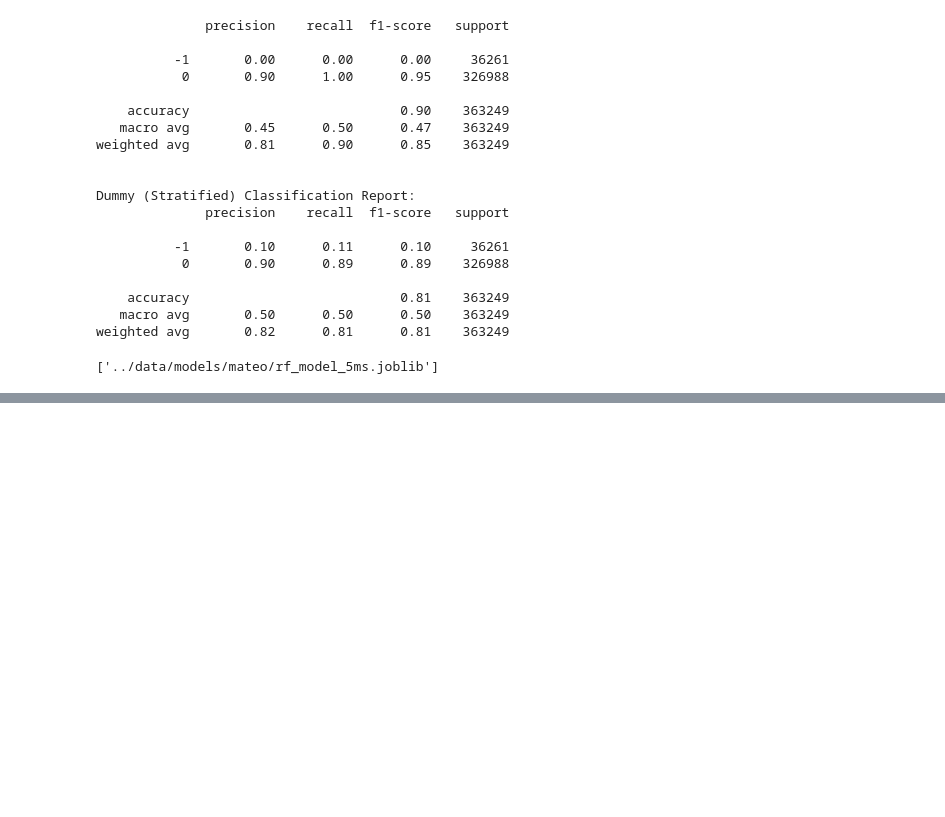
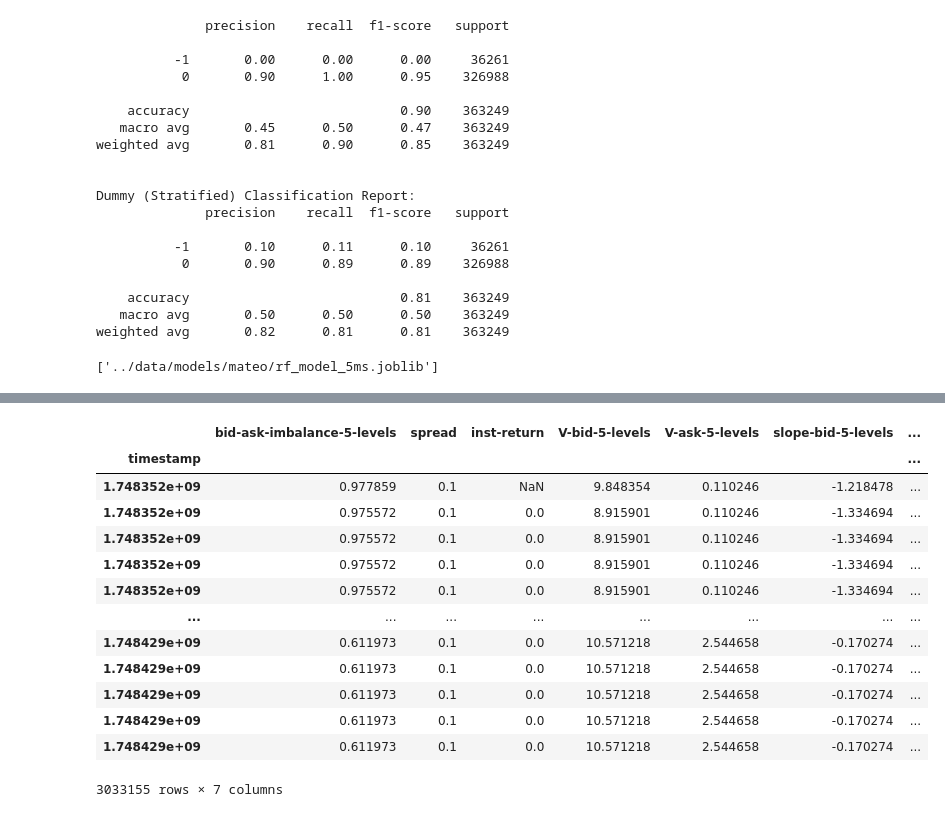
Before and after one commit to solalbaudoincs/ifcob, a Jupyter notebook: prediction_model/Model_Mateo_1.ipynb, the cells around one changed output, grey strips where cells are left out. Drawn from its saved outputs; the diff is of its cells as text; code cells hidden in the pictures; blank space fills up the shorter version.

```diff
--- a/prediction_model/Model_Mateo_1.ipynb
+++ b/prediction_model/Model_Mateo_1.ipynb
@@ -257,0 +295,31 @@ joblib.dump(rf_model, "../predictors/mateo/rf_model_5ms.joblib")
+# %%
+import numpy as np
+
+target = df_eth["return-all-signed-for-5-ms"]
+
+#pre_features = df_xbt[["return-all-signed-for-20-ms", "return-all-signed-for-10-ms", "return-all-signed-for-5-ms", "bid-ask-imbalance-5-levels", "spread"]]
+pre_features = df_xbt[["bid-ask-imbalance-5-levels", "spread", "inst-return", "V-bid-5-levels", "V-ask-5-levels", "slope-bid-5-levels", "slope-ask-5-levels"]]
+
+target_timestamp = target.index.values
+feature_timestamp = pre_features.index.values
+filtered_indicies = np.searchsorted(feature_timestamp, target_timestamp, side="left")
+
+filtered_indicies = filtered_indicies[filtered_indicies < len(pre_features)]
+pre_features_filtered = pre_features.iloc[filtered_indicies]
+
+pre_features_filtered
+# %% [output]
+|  | bid-ask-imbalance-5-levels | spread | inst-return | V-bid-5-levels | V-ask-5-levels | slope-bid-5-levels | ... |
+| timestamp |  |  |  |  |  |  | ... |
+| 1.748352e+09 | 0.977859 | 0.1 | NaN | 9.848354 | 0.110246 | -1.218478 | ... |
+| 1.748352e+09 | 0.975572 | 0.1 | 0.0 | 8.915901 | 0.110246 | -1.334694 | ... |
+| 1.748352e+09 | 0.975572 | 0.1 | 0.0 | 8.915901 | 0.110246 | -1.334694 | ... |
+| 1.748352e+09 | 0.975572 | 0.1 | 0.0 | 8.915901 | 0.110246 | -1.334694 | ... |
+| 1.748352e+09 | 0.975572 | 0.1 | 0.0 | 8.915901 | 0.110246 | -1.334694 | ... |
+| ... | ... | ... | ... | ... | ... | ... | ... |
+| 1.748429e+09 | 0.611973 | 0.1 | 0.0 | 10.571218 | 2.544658 | -0.170274 | ... |
+| 1.748429e+09 | 0.611973 | 0.1 | 0.0 | 10.571218 | 2.544658 | -0.170274 | ... |
+| 1.748429e+09 | 0.611973 | 0.1 | 0.0 | 10.571218 | 2.544658 | -0.170274 | ... |
+| 1.748429e+09 | 0.611973 | 0.1 | 0.0 | 10.571218 | 2.544658 | -0.170274 | ... |
+| 1.748429e+09 | 0.611973 | 0.1 | 0.0 | 10.571218 | 2.544658 | -0.170274 | ... |
+3033155 rows × 7 columns
```
Also changed, not shown: parts of 6 cells of this notebook, 1 other file.
